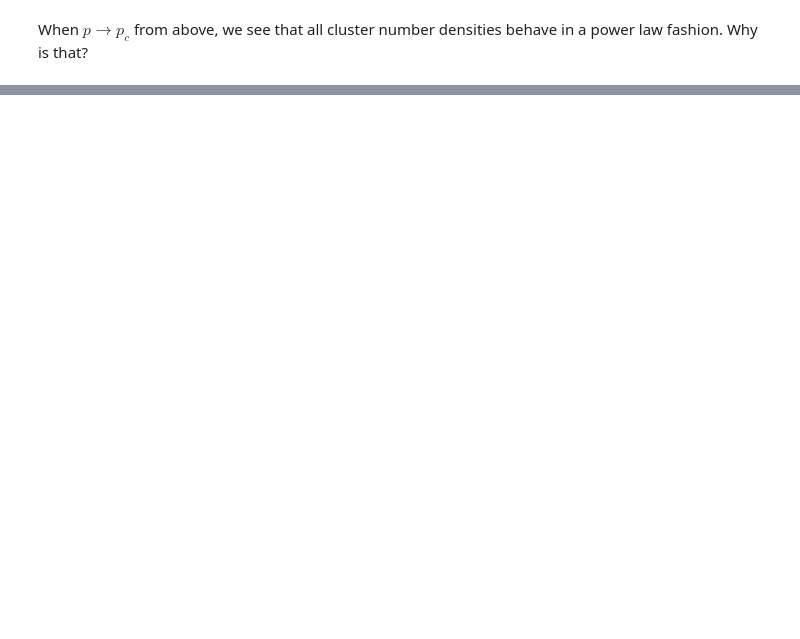
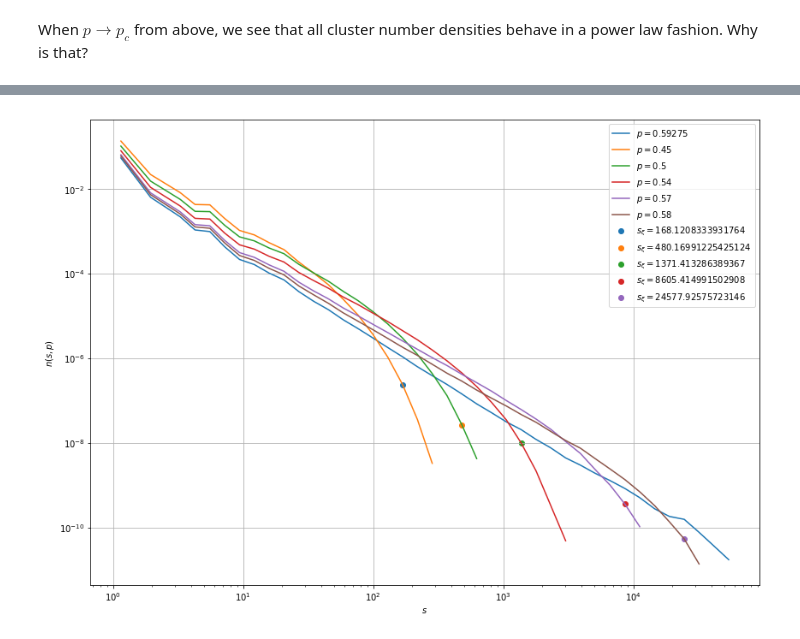
Before and after one commit to Schoyen/FYS4460, a Jupyter notebook: project-3/cluster-number-density.ipynb, the cells around one changed output, grey strips where cells are left out. Cells and saved outputs as stored; diff of their text form; code cells hidden in the pictures; blank space fills up the shorter version.

```diff
--- a/project-3/cluster-number-density.ipynb
+++ b/project-3/cluster-number-density.ipynb
@@ -214,0 +227,38 @@ error tau = 0.13+/-0.11
+# %%
+L = 512
+M = 500
+p_list = [0.45, 0.5, 0.54, 0.57, 0.58] # Numbers from book
+# %%
+fig = plt.figure(figsize=(14, 10))
+a = 1.3
+s_xi_list = []
+
+sl_c, nsl_c = compute_cluster_number_density(L, M, p=p_c, a=a)
+plt.loglog(sl_c, nsl_c, label=rf"$p = {p_c}$")
+
+for p in tqdm.tqdm_notebook(p_list):
+    sl, nsl = compute_cluster_number_density(L, M, p=p, a=a)
+
+    plt.loglog(sl, nsl, label=rf"$p = {p}$")
+
+    mask = nsl <= 0.5 * nsl_c[:len(nsl)]
+
+    # If no points are below the cluster number density at p = p_c,
+    # skip that index.
+    if not np.any(mask):
+        continue
+
+    index = np.argmax(mask)
+
+    s_xi = sl[index]
+    s_xi_list.append(s_xi)
+
+    plt.scatter(s_xi, nsl[index], label=(r"$s_\xi = {0}$").format(s_xi))
+
+
+plt.legend()
+plt.grid()
+plt.xlabel(r"$s$")
+plt.ylabel(r"$n(s, p)$")
+plt.show()
+# %% [output]
@@ -214,0 +266 @@ error tau = 0.13+/-0.11
+[figure, added]
```
Also changed, not shown: parts of 21 cells of this notebook.
